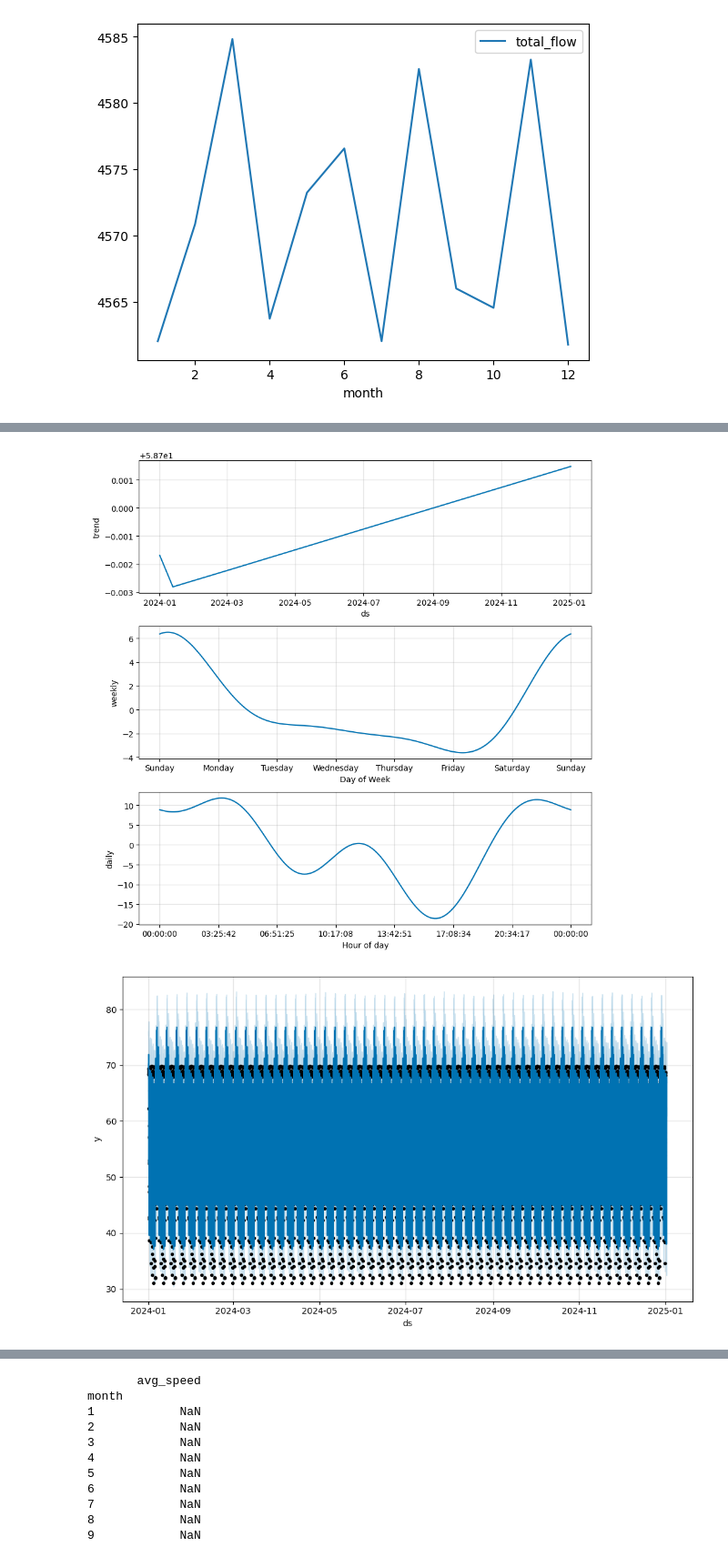
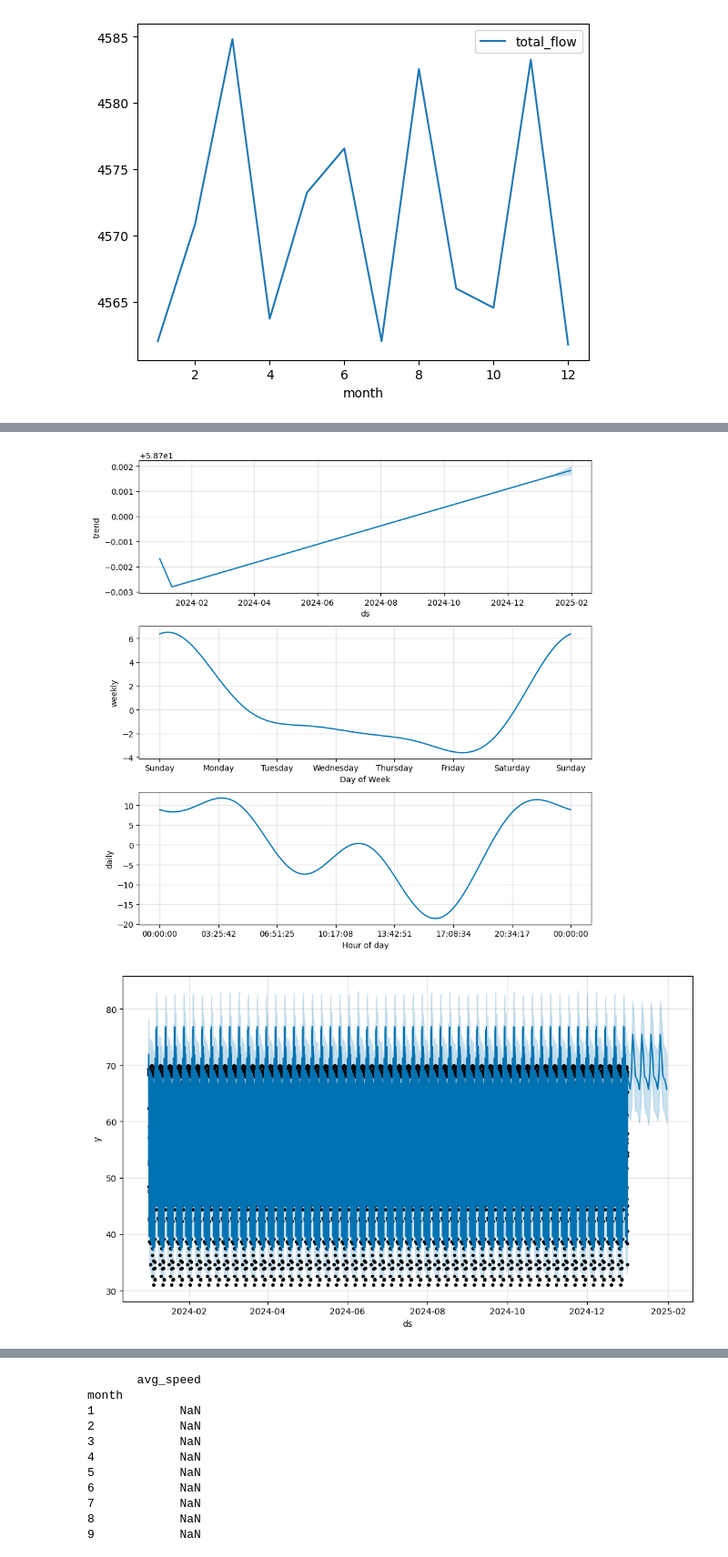
Before and after one commit to llennemann/stats-418-final-project, a Jupyter notebook: notebooks/Final418DataProcessingEDA.ipynb, the cells around one changed output, grey strips where cells are left out. Shown at 91% size. Drawn from its saved outputs; the diff is of its cells as text; code cells hidden in the pictures.

```diff
--- a/notebooks/Final418DataProcessingEDA.ipynb
+++ b/notebooks/Final418DataProcessingEDA.ipynb
@@ -10,6 +10,6 @@ from datetime import datetime
 pd.options.mode.string_storage = 'python'
 # %%
 data_path = "/Users/lucy/Desktop/UCLA/pems_data/pems_data_station_hour/merged_hour.csv"
-df = dd.read_csv(data_path)
+df = dd.read_csv(data_path, header=None)
 df.head()
 # %% [output]
@@ -116,24 +101,3 @@ final_columns
  'lane_avg_speed_8']
 # %%
 df.columns = final_columns
-# %%
-# add header info as a row to the dataframe
-new_row = {key: np.float64('nan') for key in df.columns}
-new_row['timestamp'] = '05/01/2024 00:00:00'
-new_row['station_id'] = '715900'
-new_row['district'] = '7'
-new_row['route_num'] = '5'
-new_row['travel_dir'] = 'S'
-new_row['lane_type'] = 'OR'
-new_row['sample_num'] = 0
-new_row['percent_observed'] = '0.1'
-print(new_row)
-
-# New row as a pandas DataFrame
-new_row_df = pd.DataFrame([new_row])
-
-# Convert to Dask DataFrame
-new_row_dd = dd.from_pandas(new_row_df, npartitions=1)
-
-# Append to existing Dask DataFrame
-df = dd.concat([df, new_row_dd])
@@ -375,8 +434,8 @@ print(df_prophet.head())
 model = Prophet()
 model.fit(df_prophet)
 
-# future predictions for 24 hours
-future = model.make_future_dataframe(periods=24, freq='H')
+# future predictions for the next 30 days
+future = model.make_future_dataframe(periods=30)
 forecast = model.predict(future)
 
 # visualize forecast
@@ -394,2 +453,2 @@ model.plot_components(forecast) # trend and seasonality components
-[figure, old version]
+[figure, new version]
-[figure, old version]
+[figure, new version]
```
Also changed, not shown: parts of 20 cells of this notebook, 10 other files.
